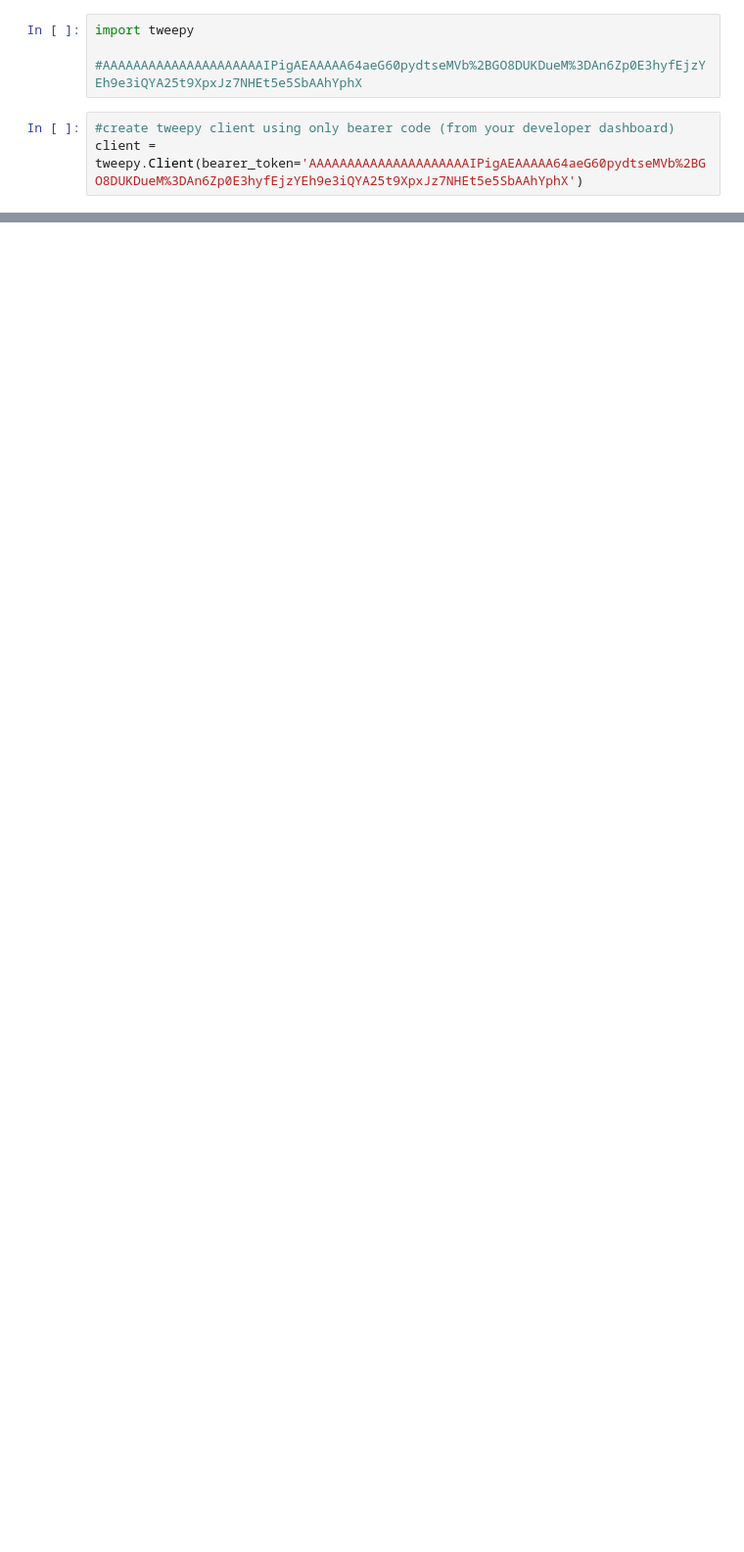
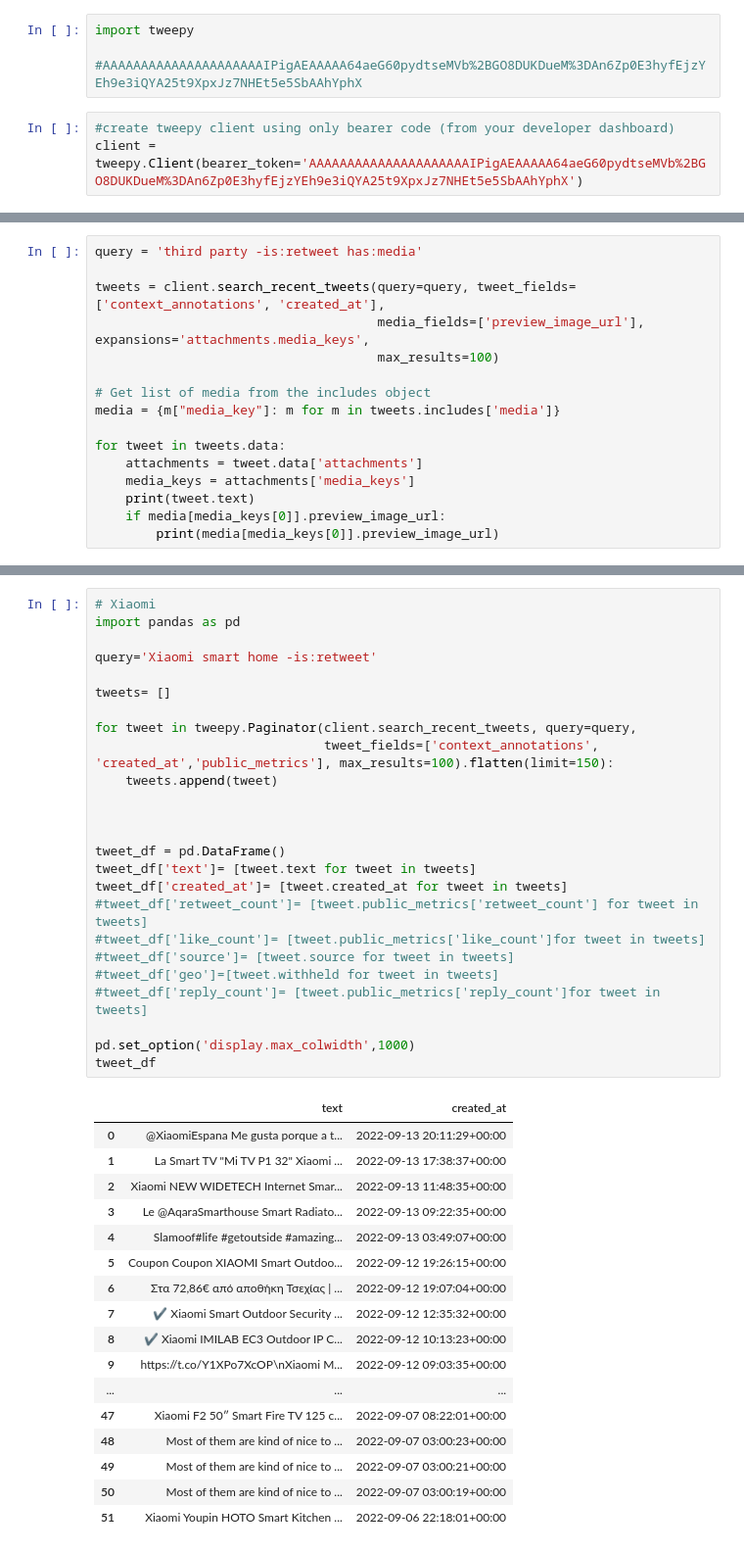
Before and after one commit to ttkaixin1998/DSP_2118948, a Jupyter notebook: code/Twitter.ipynb, the cells around one changed output, grey strips where cells are left out. Shown at 98% size. Cells and saved outputs as stored; diff of their text form; blank space fills up the shorter version.

```diff
--- a/code/Twitter.ipynb
+++ b/code/Twitter.ipynb
@@ -240,0 +34,16 @@ RT @b_borbor: Cult of the Cat Nu 🙏 https://t.co/eUJSYLpFEQ
+# %%
+query = 'third party -is:retweet has:media'
+
+tweets = client.search_recent_tweets(query=query, tweet_fields=['context_annotations', 'created_at'],
+                                     media_fields=['preview_image_url'], expansions='attachments.media_keys',
+                                     max_results=100)
+
+# Get list of media from the includes object
+media = {m["media_key"]: m for m in tweets.includes['media']}
+
+for tweet in tweets.data:
+    attachments = tweet.data['attachments']
+    media_keys = attachments['media_keys']
+    print(tweet.text)
+    if media[media_keys[0]].preview_image_url:
+        print(media[media_keys[0]].preview_image_url)
@@ -240,0 +68,43 @@ RT @b_borbor: Cult of the Cat Nu 🙏 https://t.co/eUJSYLpFEQ
+# %%
+# Xiaomi
+import pandas as pd
+
+query='Xiaomi smart home -is:retweet'
+
+tweets= []
+
+for tweet in tweepy.Paginator(client.search_recent_tweets, query=query,
+                              tweet_fields=['context_annotations', 'created_at','public_metrics'], max_results=100).flatten(limit=150):
+    tweets.append(tweet)
+
+
+
+tweet_df = pd.DataFrame()
+tweet_df['text']= [tweet.text for tweet in tweets]
+tweet_df['created_at']= [tweet.created_at for tweet in tweets]
+#tweet_df['retweet_count']= [tweet.public_metrics['retweet_count'] for tweet in tweets]
+#tweet_df['like_count']= [tweet.public_metrics['like_count']for tweet in tweets]
+#tweet_df['source']= [tweet.source for tweet in tweets]
+#tweet_df['geo']=[tweet.withheld for tweet in tweets]
+#tweet_df['reply_count']= [tweet.public_metrics['reply_count']for tweet in tweets]
+
+pd.set_option('display.max_colwidth',1000)
+tweet_df
+# %% [output]
+|  | text | created_at |
+| 0 | @XiaomiEspana Me gusta porque a t... | 2022-09-13 20:11:29+00:00 |
+| 1 | La Smart TV "Mi TV P1 32" Xiaomi ... | 2022-09-13 17:38:37+00:00 |
+| 2 | Xiaomi NEW WIDETECH Internet Smar... | 2022-09-13 11:48:35+00:00 |
+| 3 | Le @AqaraSmarthouse Smart Radiato... | 2022-09-13 09:22:35+00:00 |
+| 4 | Slamoof#life #getoutside #amazing... | 2022-09-13 03:49:07+00:00 |
+| 5 | Coupon Coupon XIAOMI Smart Outdoo... | 2022-09-12 19:26:15+00:00 |
+| 6 | Στα 72,86€ από αποθήκη Τσεχίας | ... | 2022-09-12 19:07:04+00:00 |
+| 7 | ✔️ Xiaomi Smart Outdoor Security ... | 2022-09-12 12:35:32+00:00 |
+| 8 | ✔️ Xiaomi IMILAB EC3 Outdoor IP C... | 2022-09-12 10:13:23+00:00 |
+| 9 | https://t.co/Y1XPo7XcOP\nXiaomi M... | 2022-09-12 09:03:35+00:00 |
+| ... | ... | ... |
+| 47 | Xiaomi F2 50″ Smart Fire TV 125 c... | 2022-09-07 08:22:01+00:00 |
+| 48 | Most of them are kind of nice to ... | 2022-09-07 03:00:23+00:00 |
+| 49 | Most of them are kind of nice to ... | 2022-09-07 03:00:21+00:00 |
+| 50 | Most of them are kind of nice to ... | 2022-09-07 03:00:19+00:00 |
+| 51 | Xiaomi Youpin HOTO Smart Kitchen ... | 2022-09-06 22:18:01+00:00 |
```
Also changed, not shown: parts of 38 cells of this notebook.
